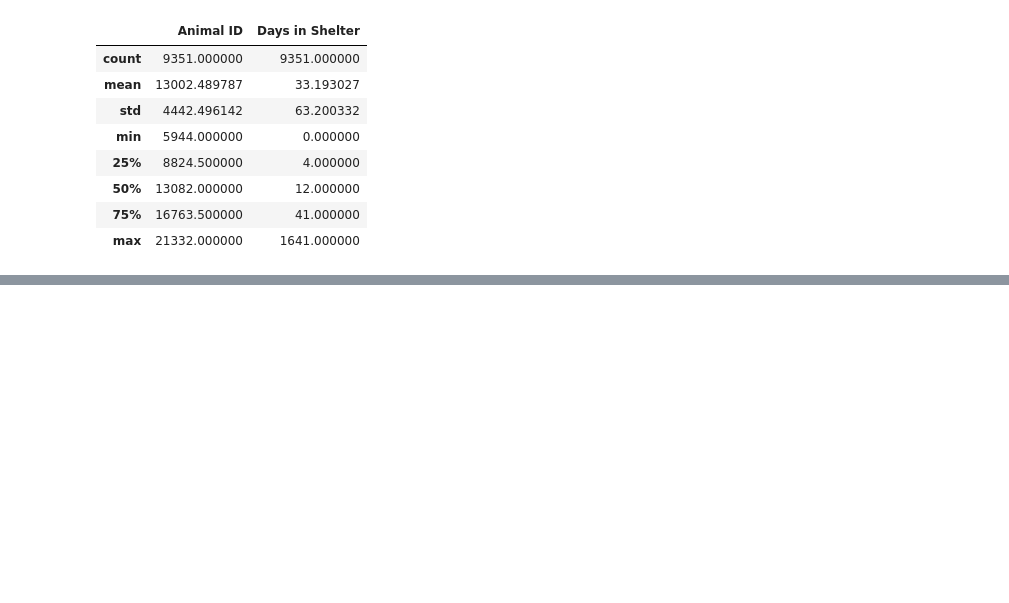
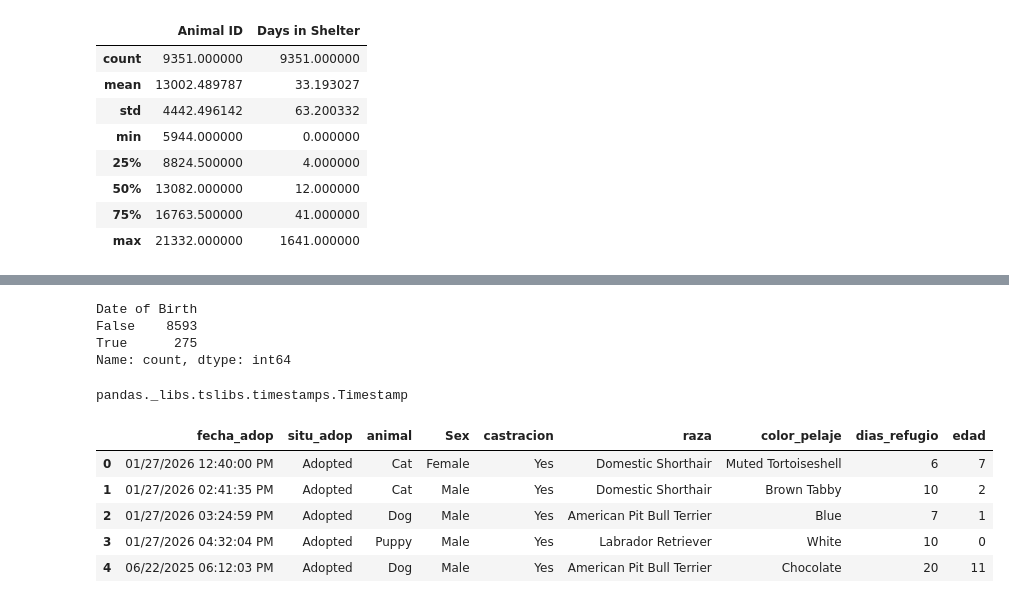
Before and after one commit to laurasalaslozano/EDA-MACHINE_LEARNING, a Jupyter notebook: Adoptions/EDA_Adopciones.ipynb, the cells around one changed output, grey strips where cells are left out. Drawn from its saved outputs; the diff is of its cells as text; code cells hidden in the pictures; blank space fills up the shorter version.

```diff
--- a/Adoptions/EDA_Adopciones.ipynb
+++ b/Adoptions/EDA_Adopciones.ipynb
@@ -97,0 +229,3 @@ df_adopciones.loc[df_adopciones["Euthanasia Reason"].isna()]
+# %%
+df_adopciones["Date of Birth"] = pd.to_datetime(df_adopciones["Date of Birth"], errors = "coerce")
+df_adopciones.info()
@@ -97,0 +249,39 @@ df_adopciones.loc[df_adopciones["Euthanasia Reason"].isna()]
+# %%
+df_adopciones["Date of Birth"].isnull().value_counts()
+# %% [output]
+Date of Birth
+False    8593
+True      275
+Name: count, dtype: int64
+# %%
+fecha_hoy = pd.to_datetime("2026-02-24")
+
+type(fecha_hoy)
+# %% [output]
+pandas._libs.tslibs.timestamps.Timestamp
+# %%
+import datetime
+
+edad = []
+inicio = 0
+
+for valor in df_adopciones["Date of Birth"]:
+    if pd.isna(valor):
+        edad.append("Unknown")
+    else:
+        if isinstance(valor, datetime.date):
+            edades = (fecha_hoy - valor)
+            anios = edades.days // 365
+            edad.append(anios)
+# %%
+df_adopciones["edad"] = edad
+# %%
+df_adopciones = df_adopciones.drop(["Date of Birth"], axis = 1)
+df_adopciones.head()
+# %% [output]
+|  | fecha_adop | situ_adop | animal | Sex | castracion | raza | color_pelaje | dias_refugio | edad |
+| 0 | 01/27/2026 12:40:00 PM | Adopted | Cat | Female | Yes | Domestic Shorthair | Muted Tortoiseshell | 6 | 7 |
+| 1 | 01/27/2026 02:41:35 PM | Adopted | Cat | Male | Yes | Domestic Shorthair | Brown Tabby | 10 | 2 |
+| 2 | 01/27/2026 03:24:59 PM | Adopted | Dog | Male | Yes | American Pit Bull Terrier | Blue | 7 | 1 |
+| 3 | 01/27/2026 04:32:04 PM | Adopted | Puppy | Male | Yes | Labrador Retriever | White | 10 | 0 |
+| 4 | 06/22/2025 06:12:03 PM | Adopted | Dog | Male | Yes | American Pit Bull Terrier | Chocolate | 20 | 11 |
```
Also changed, not shown: parts of 37 cells of this notebook, 2 other files.
